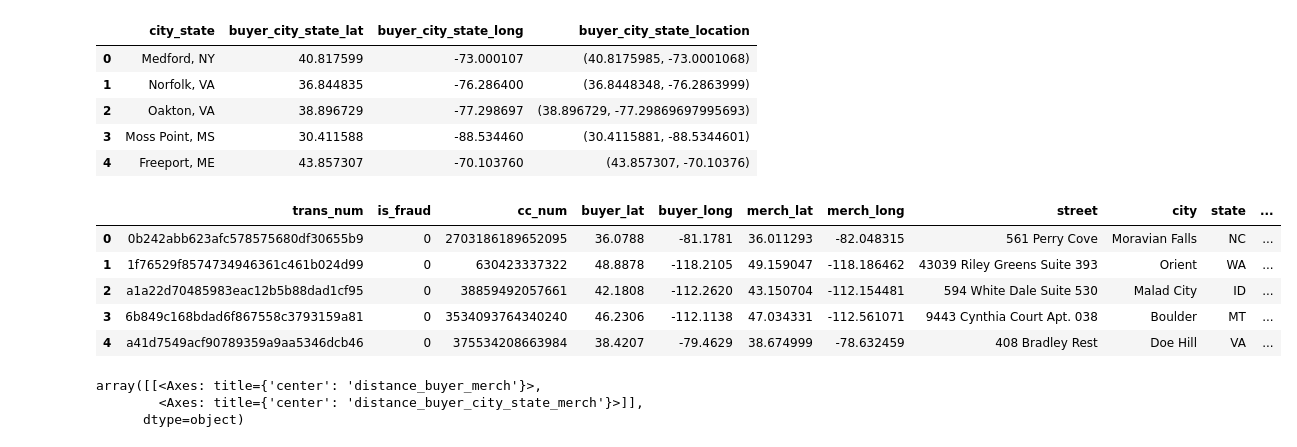
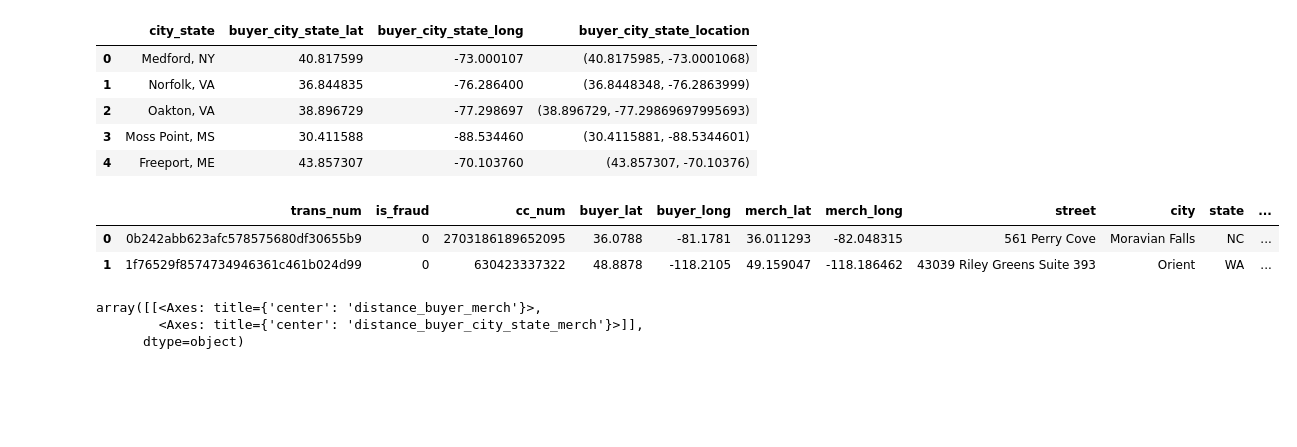
Before and after one commit to OMLDS/OMLDS_ML_Project_2023, a Jupyter notebook: notebooks/feature_eng_distance.ipynb, the cells around one changed output. Saved outputs shown, nothing was run; the diff lists cells and outputs as text; code cells hidden in the pictures; blank space fills up the shorter version.

```diff
--- a/notebooks/feature_eng_distance.ipynb
+++ b/notebooks/feature_eng_distance.ipynb
@@ -295,11 +335,3 @@ Reformat the city_state field for merging back to our main dataset.
-# %%
-df_locs["distance_buyer_merch"] = df_locs.apply(
-    lambda x: calc_distance(
-        x["buyer_location"],
-        x["merchant_location"]
-    ),
-    axis=1
-)
 # %%
 # FYI:  This took approx 20 min. to run
 # df_geocode["geocode"] = df_geocode["city_state"].apply(geocode)
@@ -340,14 +382,11 @@ df_buyer_city_state.head()
 # add field for combining with city-state dataset
 df_locs["city_state"] = df_locs["city"] +", " + df_locs["state"]
 # %%
-df_locs.head()
+df_locs.head(2)
 # %% [output]
 |  | trans_num | is_fraud | cc_num | buyer_lat | buyer_long | merch_lat | merch_long | street | city | state | ... |
 | 0 | 0b242abb623afc578575680df30655b9 | 0 | 2703186189652095 | 36.0788 | -81.1781 | 36.011293 | -82.048315 | 561 Perry Cove | Moravian Falls | NC | ... |
 | 1 | 1f76529f8574734946361c461b024d99 | 0 | 630423337322 | 48.8878 | -118.2105 | 49.159047 | -118.186462 | 43039 Riley Greens Suite 393 | Orient | WA | ... |
-| 2 | a1a22d70485983eac12b5b88dad1cf95 | 0 | 38859492057661 | 42.1808 | -112.2620 | 43.150704 | -112.154481 | 594 White Dale Suite 530 | Malad City | ID | ... |
-| 3 | 6b849c168bdad6f867558c3793159a81 | 0 | 3534093764340240 | 46.2306 | -112.1138 | 47.034331 | -112.561071 | 9443 Cynthia Court Apt. 038 | Boulder | MT | ... |
-| 4 | a41d7549acf90789359a9aa5346dcb46 | 0 | 375534208663984 | 38.4207 | -79.4629 | 38.674999 | -78.632459 | 408 Bradley Rest | Doe Hill | VA | ... |
 # %%
 # Merge in the city_state based location data
 df_locs = pd.merge(
```
Also changed, not shown: parts of 19 cells of this notebook.
